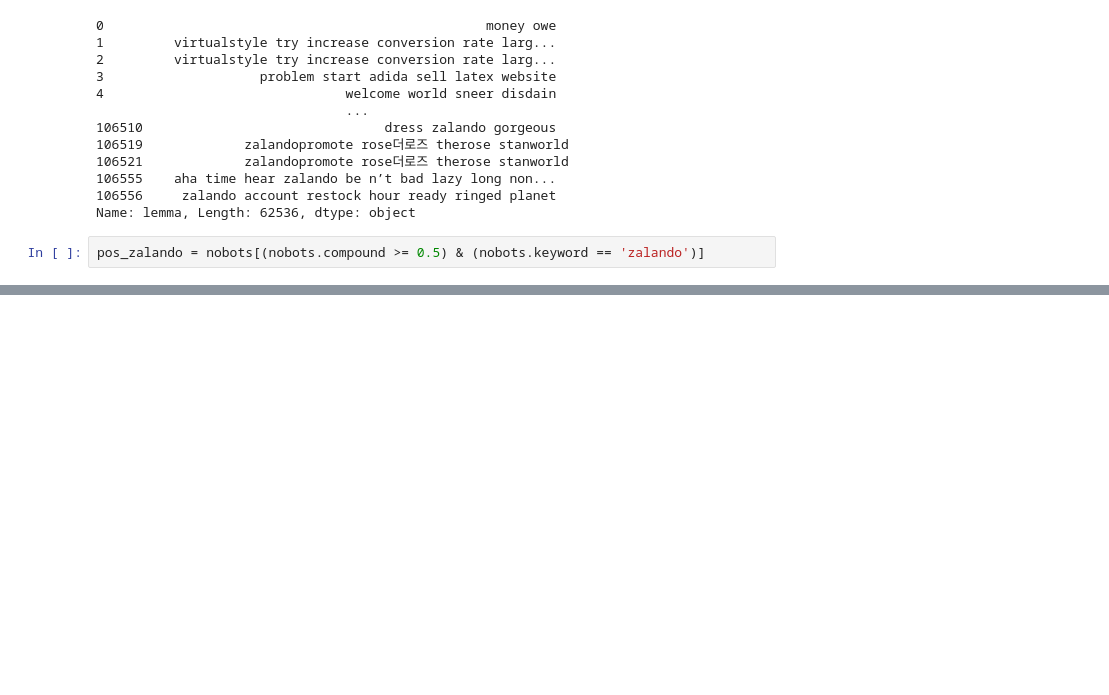
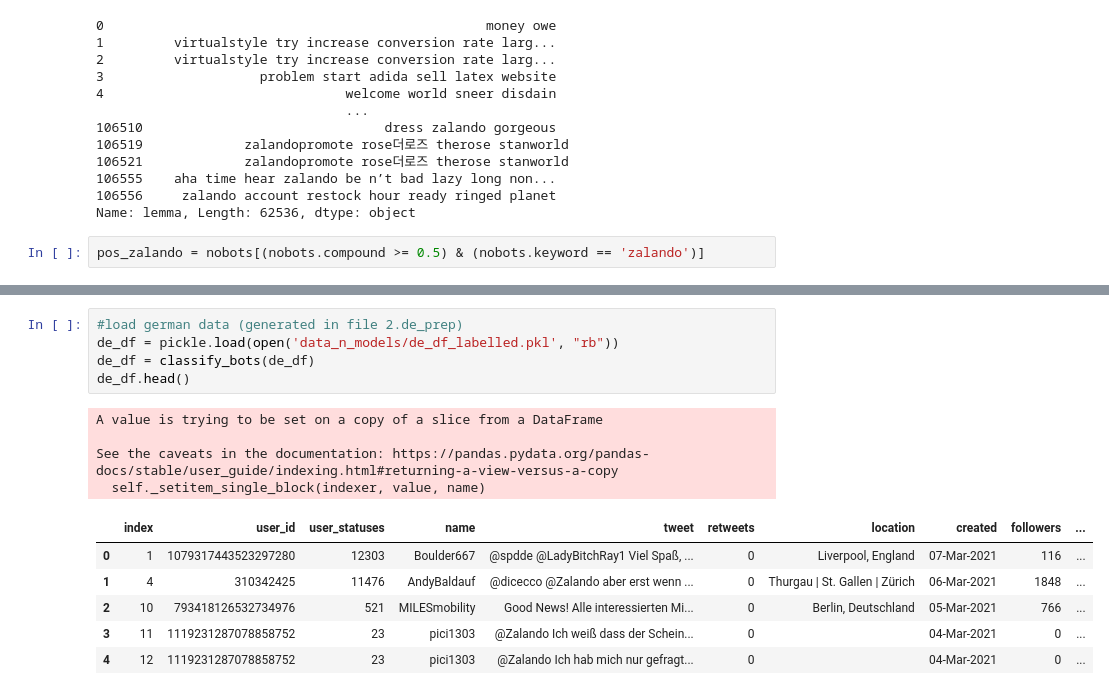
Before and after one commit to C-JoGit/Zalando_Analytics_HWR_BIPM, a Jupyter notebook: 4. Filtering bot-related tweets.ipynb, the cells around one changed output, grey strips where cells are left out. Saved outputs shown, nothing was run; the diff lists cells and outputs as text; blank space fills up the shorter version.

```diff
--- a/4. Filtering bot-related tweets.ipynb
+++ b/4. Filtering bot-related tweets.ipynb
@@ -227,0 +237,16 @@ plt.show()
+# %%
+#load german data (generated in file 2.de_prep)
+de_df = pickle.load(open('data_n_models/de_df_labelled.pkl', "rb"))
+de_df = classify_bots(de_df)
+de_df.head()
+# %% [output]
+A value is trying to be set on a copy of a slice from a DataFrame
+
+See the caveats in the documentation: https://pandas.pydata.org/pandas-docs/stable/user_guide/indexing.html#returning-a-view-versus-a-copy
+  self._setitem_single_block(indexer, value, name)
+|  | index | user_id | user_statuses | name | tweet | retweets | location | created | followers | ... |
+| 0 | 1 | 1079317443523297280 | 12303 | Boulder667 | @spdde @LadyBitchRay1 Viel Spaß, ... | 0 | Liverpool, England | 07-Mar-2021 | 116 | ... |
+| 1 | 4 | 310342425 | 11476 | AndyBaldauf | @dicecco @Zalando aber erst wenn ... | 0 | Thurgau | St. Gallen | Zürich | 06-Mar-2021 | 1848 | ... |
+| 2 | 10 | 793418126532734976 | 521 | MILESmobility | Good News! Alle interessierten Mi... | 0 | Berlin, Deutschland | 05-Mar-2021 | 766 | ... |
+| 3 | 11 | 1119231287078858752 | 23 | pici1303 | @Zalando Ich weiß dass der Schein... | 0 |  | 04-Mar-2021 | 0 | ... |
+| 4 | 12 | 1119231287078858752 | 23 | pici1303 | @Zalando Ich hab mich nur gefragt... | 0 |  | 04-Mar-2021 | 0 | ... |
```
Also changed, not shown: parts of 13 cells of this notebook, 3 other files.
